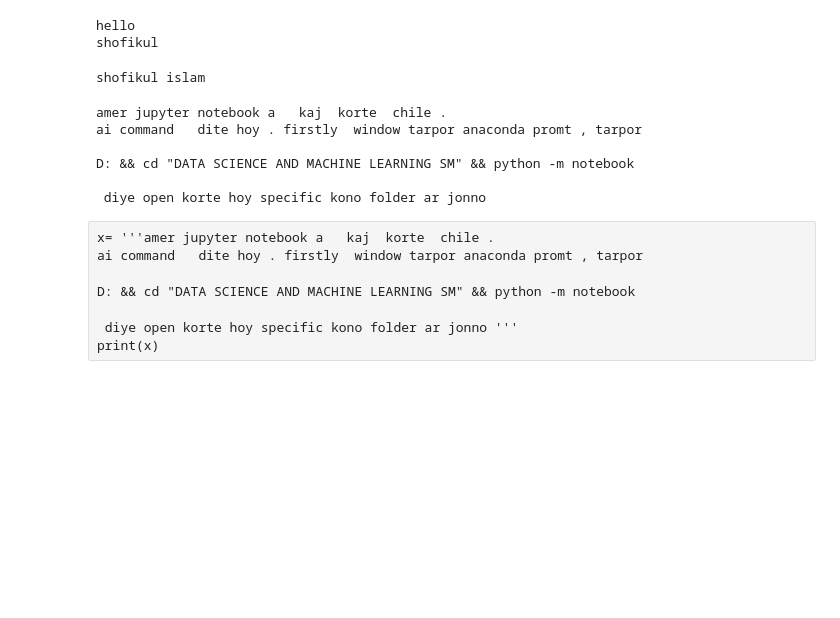
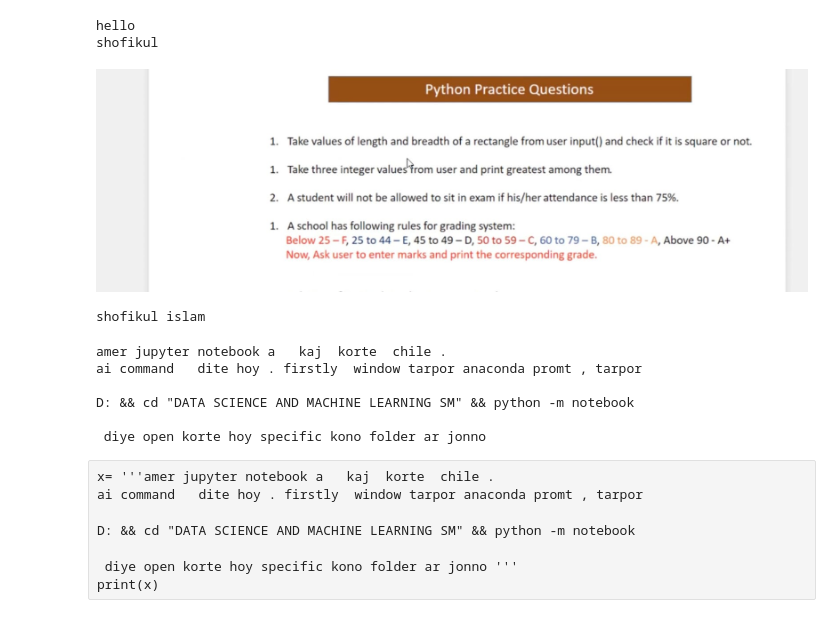
Before and after one commit to Shofikul2024/DATA-SCIENCE-AND-MACHINE-LEARNING-SM, a Jupyter notebook: shofikul-first-juptrcode.ipynb, the cells around one changed output. Saved outputs shown, nothing was run; the diff lists cells and outputs as text; code cells hidden in the pictures; blank space fills up the shorter version.

```diff
--- a/shofikul-first-juptrcode.ipynb
+++ b/shofikul-first-juptrcode.ipynb
@@ -6,6 +6,11 @@ print('shofikul')
 # %% [output]
 hello
 shofikul
+# %%
+from IPython.display import Image
+Image('assignment.jpg')
+# %% [output]
+[figure, added]
 # %%
 x='shofikul '
 y='islam '
```
Also changed, not shown: 3 other files.
